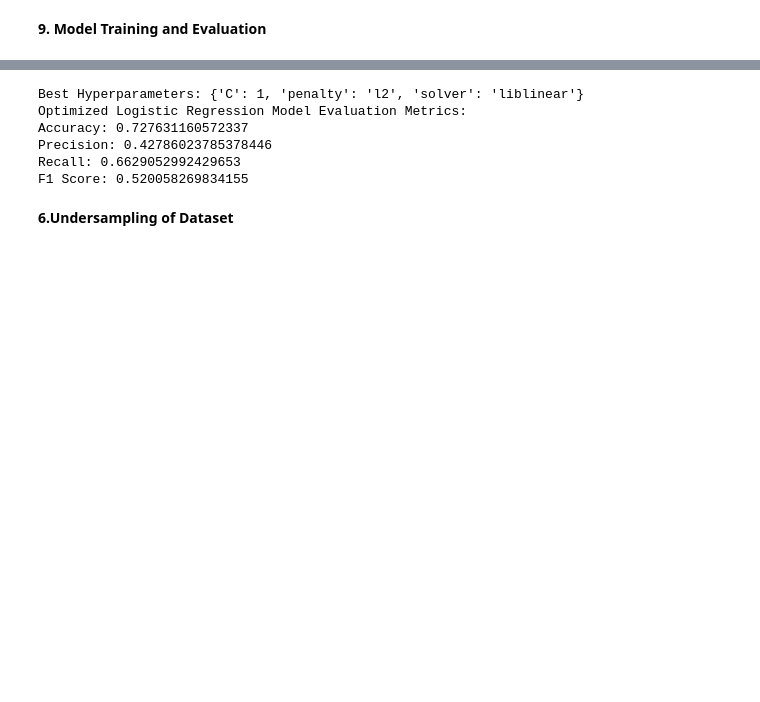
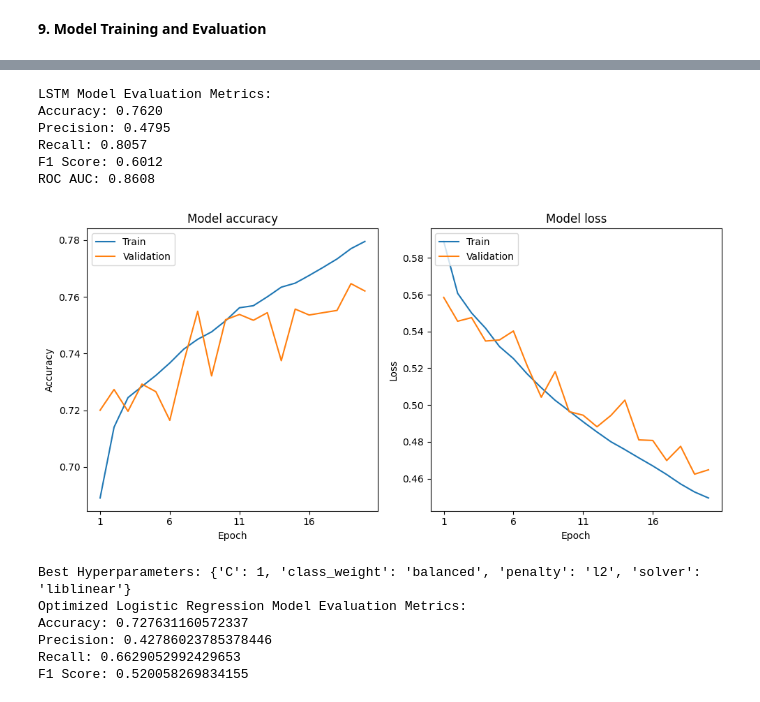
Before and after one commit to tasleema17/FINAL_PROJECT_22034202, a Jupyter notebook: FloodPredictionCode.ipynb, the cells around one changed output, grey strips where cells are left out. Saved outputs shown, nothing was run; the diff lists cells and outputs as text; code cells hidden in the pictures; blank space fills up the shorter version.

```diff
--- a/FloodPredictionCode.ipynb
+++ b/FloodPredictionCode.ipynb
@@ -448,3 +505,62 @@ KeyboardInterrupt:
+# %%
+
+# 1. Convert predictions to binary class labels (if needed)
+y_pred = np.argmax(y_pred_proba, axis=1)  # Get predicted class labels
+y_true = np.argmax(y_test_categorical, axis=1)  # Get true class labels
+
+# 2. Calculate evaluation metrics
+accuracy = accuracy_score(y_true, y_pred)
+precision = precision_score(y_true, y_pred)
+recall = recall_score(y_true, y_pred)
+f1 = f1_score(y_true, y_pred)
+roc_auc = roc_auc_score(y_true, y_pred_proba[:, 1])  # Use probabilities for class 1
+
+# 3. Print the metrics
+print(f"LSTM Model Evaluation Metrics:")
+print(f"Accuracy: {accuracy:.4f}")
+print(f"Precision: {precision:.4f}")
+print(f"Recall: {recall:.4f}")
+print(f"F1 Score: {f1:.4f}")
+print(f"ROC AUC: {roc_auc:.4f}")
+# %% [output]
+LSTM Model Evaluation Metrics:
+Accuracy: 0.7620
+Precision: 0.4795
+Recall: 0.8057
+F1 Score: 0.6012
+ROC AUC: 0.8608
+# %%
+#Result Analysis for LSTM Model
+
+# Plot training & validation accuracy values
+plt.figure(figsize=(10, 5))
+plt.subplot(1, 2, 1)
+plt.plot(history.history['accuracy'])
+plt.plot(history.history['val_accuracy'])
+plt.title('Model accuracy')
+plt.ylabel('Accuracy')
+plt.xlabel('Epoch')
+# Set x-axis ticks to intervals of 5
+epochs = len(history.history['accuracy'])
+x_ticks = np.arange(0, epochs, 5)  # Create ticks at intervals of 5
+plt.xticks(x_ticks, x_ticks + 1)  # Set the ticks and labels (starting from 1)
+plt.legend(['Train', 'Validation'], loc='upper left')
+
+# Plot training & validation loss values
+plt.subplot(1, 2, 2)
+plt.plot(history.history['loss'])
+plt.plot(history.history['val_loss'])
+plt.title('Model loss')
+plt.ylabel('Loss')
+plt.xlabel('Epoch')
+# Set x-axis ticks to intervals of 5 (for loss plot as well)
+plt.xticks(x_ticks, x_ticks + 1)
+plt.legend(['Train', 'Validation'], loc='upper left')
+
+plt.tight_layout()
+plt.show()
+# %% [output]
+[figure, added]
 # %%
 # Scale numerical features for training and testing sets (using resampled data)
 scaler = StandardScaler()
@@ -452,12 +568,13 @@ X_train_scaled = scaler.fit_transform(X_train_resampled)  # Scale resampled trai
 X_test_scaled = scaler.transform(X_test)  # Scale test data using the same scaler
 
 
-# 4. Logistic Regression Model Training and Tuning
+# Logistic Regression Model Training and Tuning
 # Define the parameter grid for Grid Search
 param_grid = {
     'C': [0.5, 1, 5],
     'penalty': ['l2'],
-    'solver': ['liblinear', 'lbfgs']
+    'solver': ['liblinear', 'lbfgs'],
+    'class_weight': ['balanced']
 }
 
 # Create a Logistic Regression model
@@ -492,11 +609,9 @@ print("Precision:", precision)
 print("Recall:", recall)
 print("F1 Score:", f1)
 # %% [output]
-Best Hyperparameters: {'C': 1, 'penalty': 'l2', 'solver': 'liblinear'}
+Best Hyperparameters: {'C': 1, 'class_weight': 'balanced', 'penalty': 'l2', 'solver': 'liblinear'}
 Optimized Logistic Regression Model Evaluation Metrics:
 Accuracy: 0.727631160572337
 Precision: 0.42786023785378446
 Recall: 0.6629052992429653
 F1 Score: 0.520058269834155
-# %% [markdown]
-**6.Undersampling of Dataset**
```
Also changed, not shown: parts of 35 cells of this notebook.
